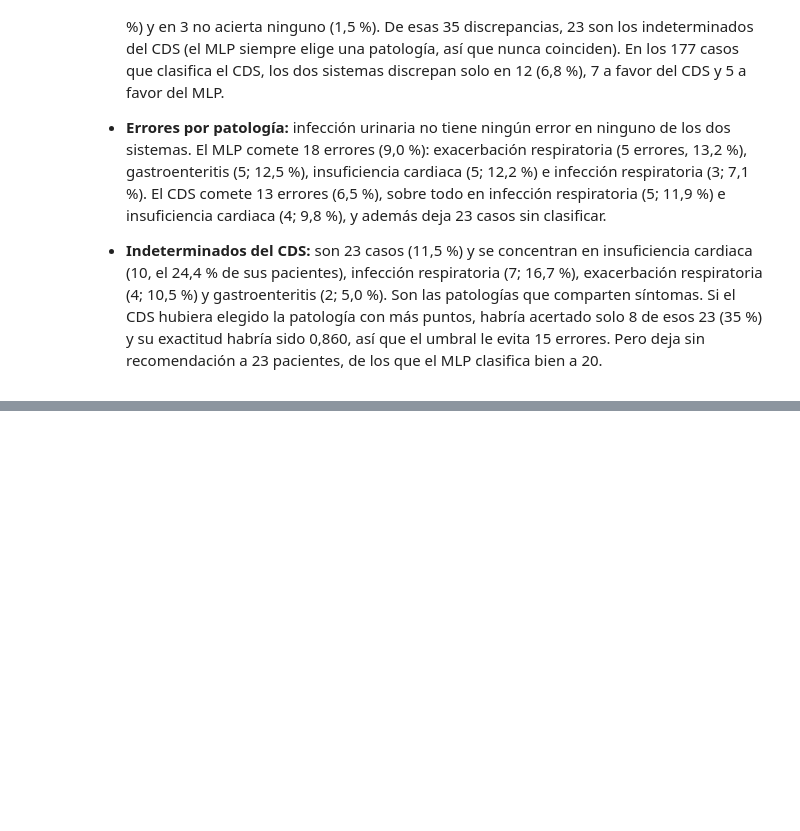
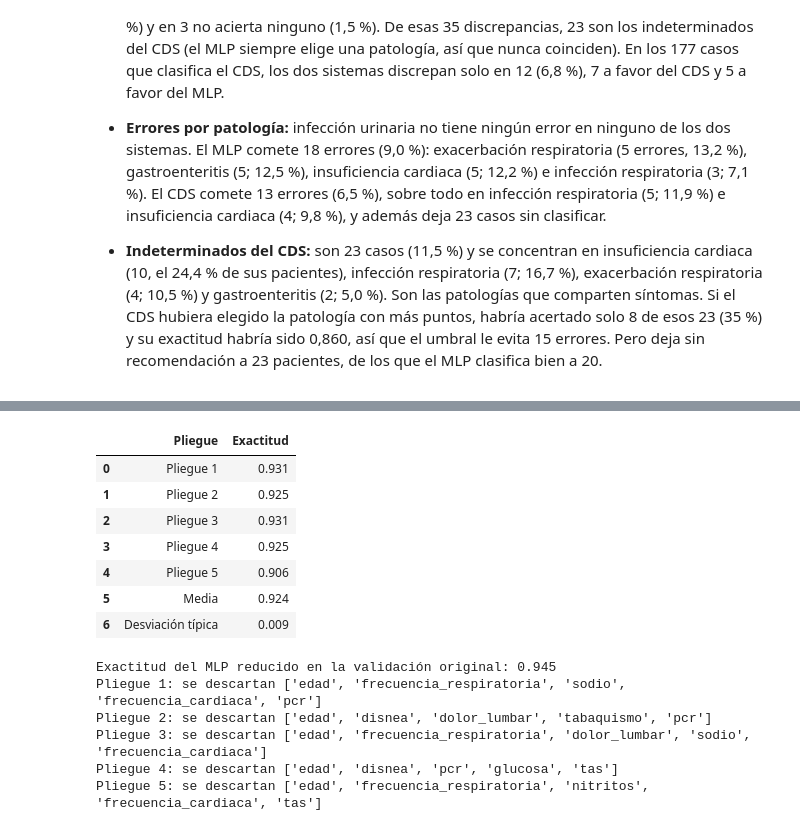
Before and after one commit to angelaNavarro11/sist-apoyo-decision-clinica, a Jupyter notebook: notebooks/Practica3-Resultados.ipynb, the cells around one changed output, grey strips where cells are left out. Cells and saved outputs as stored; diff of their text form; code cells hidden in the pictures; blank space fills up the shorter version.

Commit message:
validacion cruzada (#29)(#30)

```diff
--- a/notebooks/Practica3-Resultados.ipynb
+++ b/notebooks/Practica3-Resultados.ipynb
@@ -1262,0 +1274,54 @@ El CDS comete 13 errores (6,5 %), sobre todo en infección respiratoria (5; 11,9
+# %%
+from sklearn.base import clone
+from sklearn.feature_selection import SelectFromModel
+from sklearn.model_selection import StratifiedKFold, cross_validate
+
+# Desarrollo = entrenamiento + validación, sin escalar. X_prueba no se toca.
+X_desarrollo = pd.concat([X_entrenamiento, X_validacion])[columnas_X]
+y_desarrollo = pd.concat([y_entrenamiento, y_validacion])
+
+mlp_base = modelo_mlp[-1]
+
+modelo_cv = make_pipeline(
+    StandardScaler(),                                          #escalado dentro de cada pliegue
+    SelectFromModel(clone(mlp_base),
+                    importance_getter=lambda est: np.abs(est.coefs_[0]).mean(axis=1),   # indicador
+                    threshold=-np.inf,
+                    max_features=len(columnas_X) - 5),         #nos quedamos con las mejores variables (quita las 5 de menor indicador)
+    clone(mlp_base),                                           #MLP final con las variables eliminadas
+)
+
+cv = StratifiedKFold(n_splits=5, shuffle=True, random_state=21)
+
+resultados_cv = cross_validate(modelo_cv, X_desarrollo, y_desarrollo, cv=cv,
+                               scoring="accuracy", return_estimator=True, error_score="raise")
+
+exactitudes = resultados_cv["test_score"]
+tabla_cv = pd.DataFrame({
+    "Pliegue": [f"Pliegue {i}" for i in range(1, 6)] + ["Media", "Desviación típica"],
+    "Exactitud": list(exactitudes) + [exactitudes.mean(), exactitudes.std()]
+})
+
+display(tabla_cv.round(3))
+
+print(f"Exactitud del MLP reducido en la validación original: {acc_reducido:.3f}")
+
+# Variables descartadas en cada pliegue
+for k, est in enumerate(resultados_cv["estimator"], start=1):
+    descartadas = np.array(columnas_X)[~est[1].get_support()].tolist() #extraemos el nombre de las 5 variables que fueron extraidas en cada pliegue en concreto
+    print(f"Pliegue {k}: se descartan {descartadas}")
+# %% [output]
+|  | Pliegue | Exactitud |
+| 0 | Pliegue 1 | 0.931 |
+| 1 | Pliegue 2 | 0.925 |
+| 2 | Pliegue 3 | 0.931 |
+| 3 | Pliegue 4 | 0.925 |
+| 4 | Pliegue 5 | 0.906 |
+| 5 | Media | 0.924 |
+| 6 | Desviación típica | 0.009 |
+Exactitud del MLP reducido en la validación original: 0.945
+Pliegue 1: se descartan ['edad', 'frecuencia_respiratoria', 'sodio', 'frecuencia_cardiaca', 'pcr']
+Pliegue 2: se descartan ['edad', 'disnea', 'dolor_lumbar', 'tabaquismo', 'pcr']
+Pliegue 3: se descartan ['edad', 'frecuencia_respiratoria', 'dolor_lumbar', 'sodio', 'frecuencia_cardiaca']
+Pliegue 4: se descartan ['edad', 'disnea', 'pcr', 'glucosa', 'tas']
+Pliegue 5: se descartan ['edad', 'frecuencia_respiratoria', 'nitritos', 'frecuencia_cardiaca', 'tas']
```
Also changed, not shown: parts of 2 cells of this notebook.
